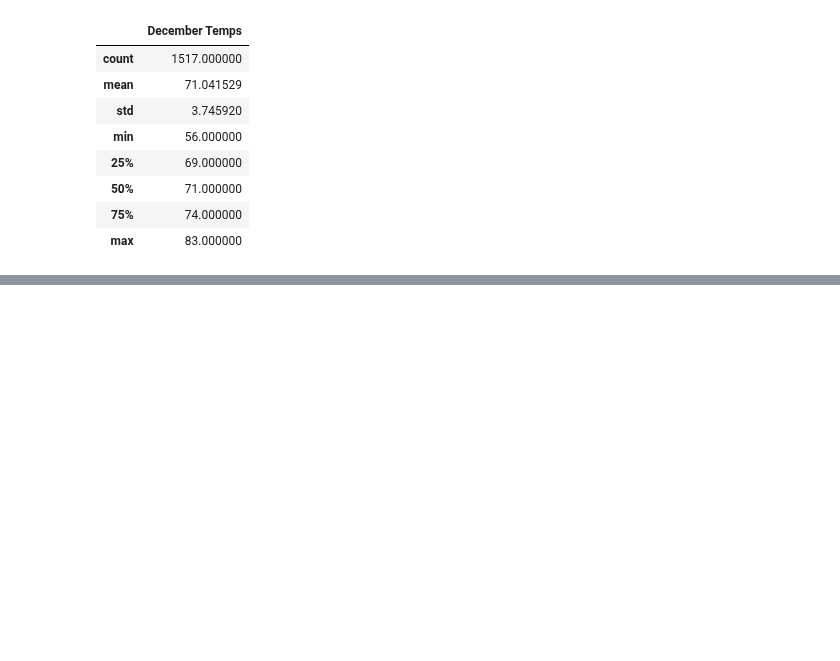
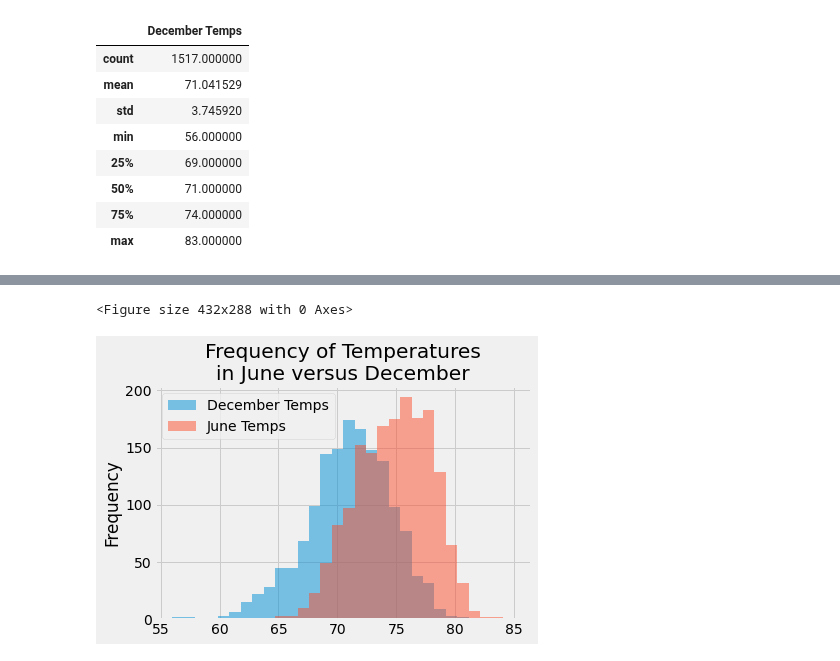
Before and after one commit to lukealibozek/surfs_up, a Jupyter notebook: SurfsUp_Challenge.ipynb, the cells around one changed output, grey strips where cells are left out. Drawn from its saved outputs; the diff is of its cells as text; code cells hidden in the pictures; blank space fills up the shorter version.

Commit message:
update challenge

```diff
--- a/SurfsUp_Challenge.ipynb
+++ b/SurfsUp_Challenge.ipynb
@@ -104,0 +106,3 @@ dec_temps_df.describe()
+# %%
+df_combined = dec_temps_df.join(june_temps_df,how='outer')
+df_combined.describe()
@@ -104,0 +119,14 @@ dec_temps_df.describe()
+# %%
+# Additional computation for challenge analysis
+%matplotlib inline
+from matplotlib import style
+style.use('fivethirtyeight')
+import matplotlib.pyplot as plt
+
+fig = plt.figure()
+ax = df_combined.plot.hist(bins=30,alpha=.5)
+plt.title("Frequency of Temperatures\nin June versus December")
+plt.savefig('Resources/output.png',bbox_inches='tight')
+# %% [output]
+<Figure size 432x288 with 0 Axes>
+[figure, added]
```
Also changed, not shown: parts of 5 cells of this notebook.
